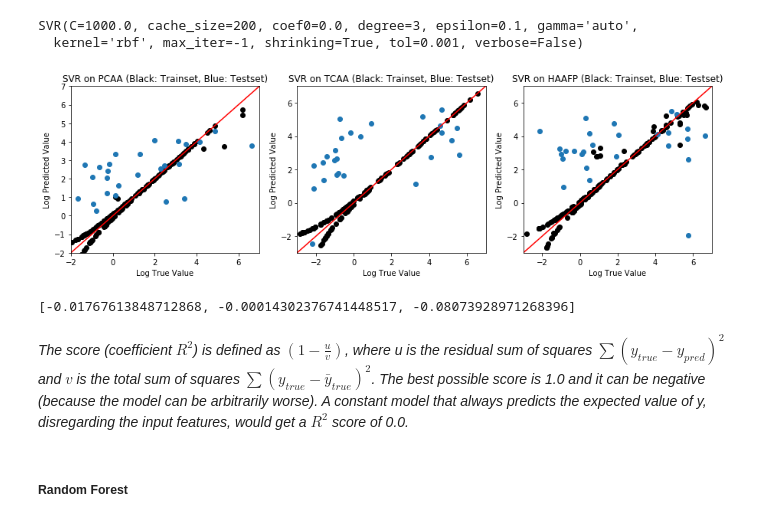
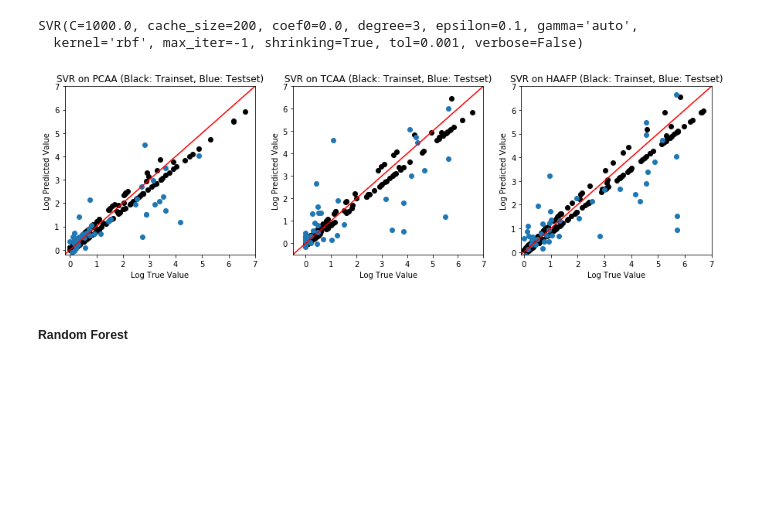
Before and after one commit to ycremar/ChemML, a Jupyter notebook: machine learning attempts.ipynb, the cells around one changed output. Drawn from its saved outputs; the diff is of its cells as text; code cells hidden in the pictures; blank space fills up the shorter version.

```diff
--- a/machine learning attempts.ipynb
+++ b/machine learning attempts.ipynb
@@ -159,4 +176,6 @@ plt.show()
 # %%
 from sklearn.model_selection import train_test_split
+# %%
+log_y = np.log1p(np.log1p(y))
 # %%
-X_train, X_test, y_train, y_test = train_test_split(X, y, test_size = 0.2)
+X_train, X_test, y_train, y_test = train_test_split(X, log_y, test_size = 0.2)
@@ -186,43 +216,35 @@ y_pred_HAAFP = HAAFP_regressor.predict(scaler.transform(X_test))
 # %%
 plt.figure(figsize = (15, 4))
 p1 = plt.subplot(131)
-p1.axis([-2, 7, -2, 7])
-p1.scatter(np.log(y_train[:,0]+1e-4), np.log(DCAA_regressor.predict(scaler.transform(X_train))+1e-4), color='black')
-p1.scatter(np.log(y_test[:,0]+1e-4), np.log(y_pred_DCAA+1e-4))
-p1.plot([-2, 7], [-2, 7], color='r')
+p1.axis([-.2, 7, -.2, 7])
+p1.scatter(np.expm1(y_train[:,0]), np.expm1(DCAA_regressor.predict(scaler.transform(X_train))), color='black')
+p1.scatter(np.expm1(y_test[:,0]), np.expm1(y_pred_DCAA))
+p1.plot([-1, 7], [-1, 7], color='r')
 p1.set_title('SVR on PCAA (Black: Trainset, Blue: Testset)')
 p1.set_xlabel('Log True Value')
 p1.set_ylabel('Log Predicted Value')
 
 p2 = plt.subplot(132)
-p2.axis([-3, 7, -3, 7])
-p2.scatter(np.log(y_train[:,1]+1e-4), np.log(TCAA_regressor.predict(scaler.transform(X_train))+1e-4), color='black')
-p2.scatter(np.log(y_test[:,1]+1e-4), np.log(y_pred_TCAA+1e-4))
-p2.plot([-3, 7], [-3, 7], color='r')
+p2.axis([-.5, 7, -.5, 7])
+p2.scatter(np.expm1(y_train[:,1]), np.expm1(TCAA_regressor.predict(scaler.transform(X_train))), color='black')
+p2.scatter(np.expm1(y_test[:,1]), np.expm1(y_pred_TCAA))
+p2.plot([-1, 7], [-1, 7], color='r')
 p2.set_title('SVR on TCAA (Black: Trainset, Blue: Testset)')
 p2.set_xlabel('Log True Value')
 p2.set_ylabel('Log Predicted Value')
 
 p3 = plt.subplot(133)
-p3.axis([-3, 7, -3, 7])
-p3.scatter(np.log(y_train[:,2]+1e-4), np.log(HAAFP_regressor.predict(scaler.transform(X_train))+1e-4), color='black')
-p3.scatter(np.log(y_test[:,2]+1e-4), np.log(y_pred_HAAFP+1e-4))
-p3.plot([-3, 7], [-3, 7], color='r')
+p3.axis([-.1, 7, -.1, 7])
+p3.scatter(np.expm1(y_train[:,2]), np.expm1(HAAFP_regressor.predict(scaler.transform(X_train))), color='black')
+p3.scatter(np.expm1(y_test[:,2]), np.expm1(y_pred_HAAFP))
+p3.plot([-1, 7], [-1, 7], color='r')
 p3.set_title('SVR on HAAFP (Black: Trainset, Blue: Testset)')
 p3.set_xlabel('Log True Value')
 p3.set_ylabel('Log Predicted Value')
 
 plt.show()
 # %% [output]
-[figure, old version]
+[figure, new version]
-# %%
-[DCAA_regressor.score(X_test, y_test[:,0]),
- TCAA_regressor.score(X_test, y_test[:,1]),
- HAAFP_regressor.score(X_test, y_test[:,2])]
-# %% [output]
-[-0.01767613848712868, -0.00014302376741448517, -0.08073928971268396]
-# %% [markdown]
-*The score (coefficient $R^2$) is defined as $(1 - \frac{u}{v})$, where u is the residual sum of squares $\sum( y_{true} - y_{pred} )^2$ and $v$ is the total sum of squares $\sum(y_{true} - \bar{y}_{true})^2$. The best possible score is 1.0 and it can be negative (because the model can be arbitrarily worse). A constant model that always predicts the expected value of y, disregarding the input features, would get a $R^2$ score of 0.0.*
 # %% [markdown]
 ##### Random Forest
 # %%
```
Also changed, not shown: parts of 6 cells of this notebook.
